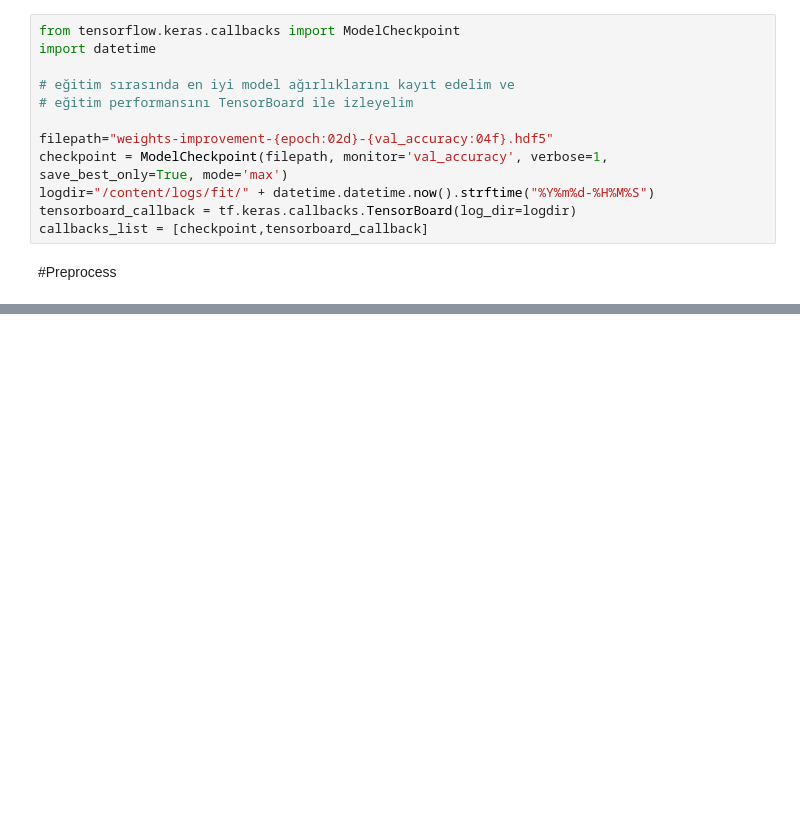
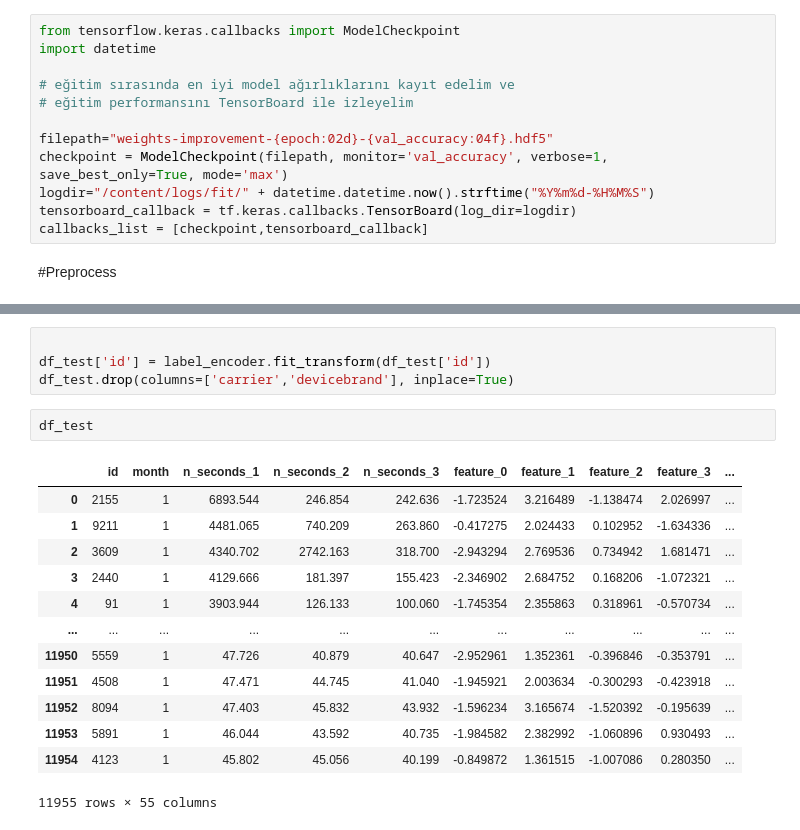
Before and after one commit to mucahitozkaya/app, a Jupyter notebook: app.ipynb, the cells around one changed output, grey strips where cells are left out. Cells and saved outputs as stored; diff of their text form; blank space fills up the shorter version.

```diff
--- a/app.ipynb
+++ b/app.ipynb
@@ -169,0 +201,20 @@ df
+# %%
+
+df_test['id'] = label_encoder.fit_transform(df_test['id'])
+df_test.drop(columns=['carrier','devicebrand'], inplace=True)
+# %%
+df_test
+# %% [output]
+|  | id | month | n_seconds_1 | n_seconds_2 | n_seconds_3 | feature_0 | feature_1 | feature_2 | feature_3 | ... |
+| 0 | 2155 | 1 | 6893.544 | 246.854 | 242.636 | -1.723524 | 3.216489 | -1.138474 | 2.026997 | ... |
+| 1 | 9211 | 1 | 4481.065 | 740.209 | 263.860 | -0.417275 | 2.024433 | 0.102952 | -1.634336 | ... |
+| 2 | 3609 | 1 | 4340.702 | 2742.163 | 318.700 | -2.943294 | 2.769536 | 0.734942 | 1.681471 | ... |
+| 3 | 2440 | 1 | 4129.666 | 181.397 | 155.423 | -2.346902 | 2.684752 | 0.168206 | -1.072321 | ... |
+| 4 | 91 | 1 | 3903.944 | 126.133 | 100.060 | -1.745354 | 2.355863 | 0.318961 | -0.570734 | ... |
+| ... | ... | ... | ... | ... | ... | ... | ... | ... | ... | ... |
+| 11950 | 5559 | 1 | 47.726 | 40.879 | 40.647 | -2.952961 | 1.352361 | -0.396846 | -0.353791 | ... |
+| 11951 | 4508 | 1 | 47.471 | 44.745 | 41.040 | -1.945921 | 2.003634 | -0.300293 | -0.423918 | ... |
+| 11952 | 8094 | 1 | 47.403 | 45.832 | 43.932 | -1.596234 | 3.165674 | -1.520392 | -0.195639 | ... |
+| 11953 | 5891 | 1 | 46.044 | 43.592 | 40.735 | -1.984582 | 2.382992 | -1.060896 | 0.930493 | ... |
+| 11954 | 4123 | 1 | 45.802 | 45.056 | 40.199 | -0.849872 | 1.361515 | -1.007086 | 0.280350 | ... |
+11955 rows × 55 columns
```
Also changed, not shown: parts of 23 cells of this notebook.
